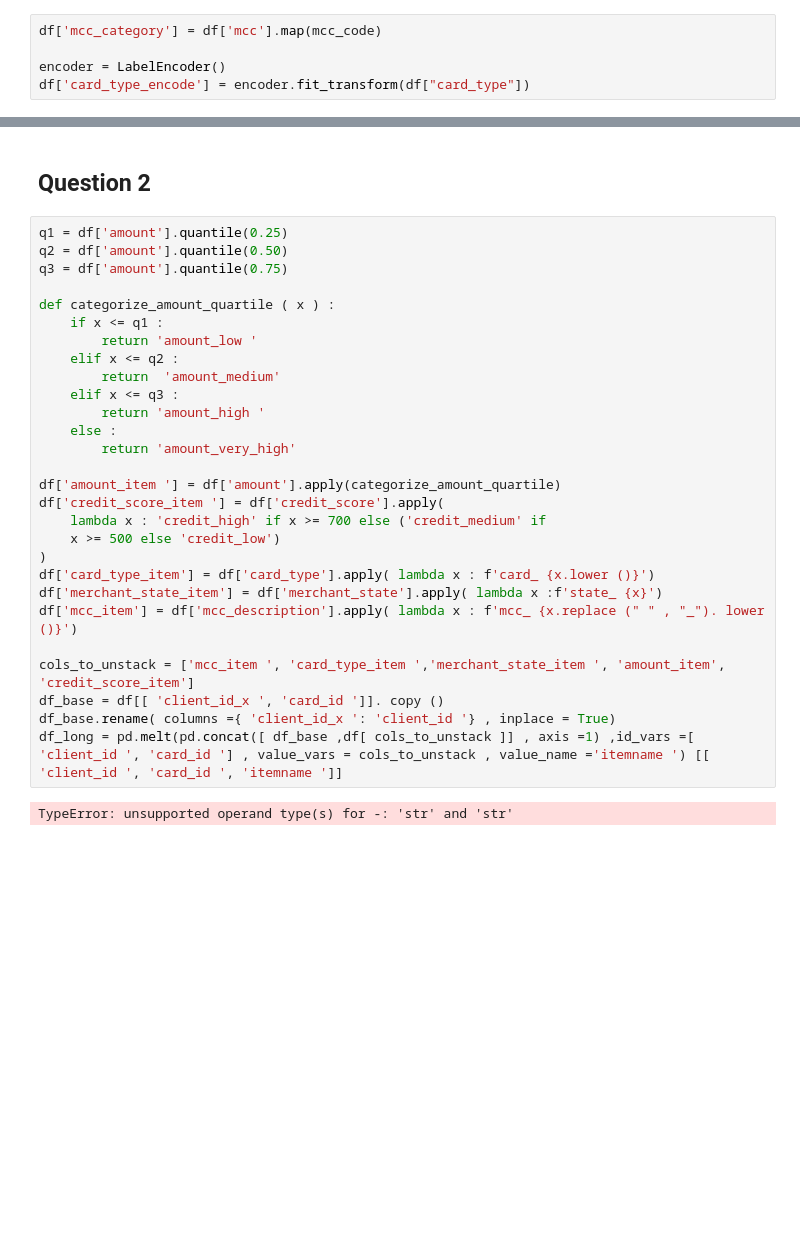
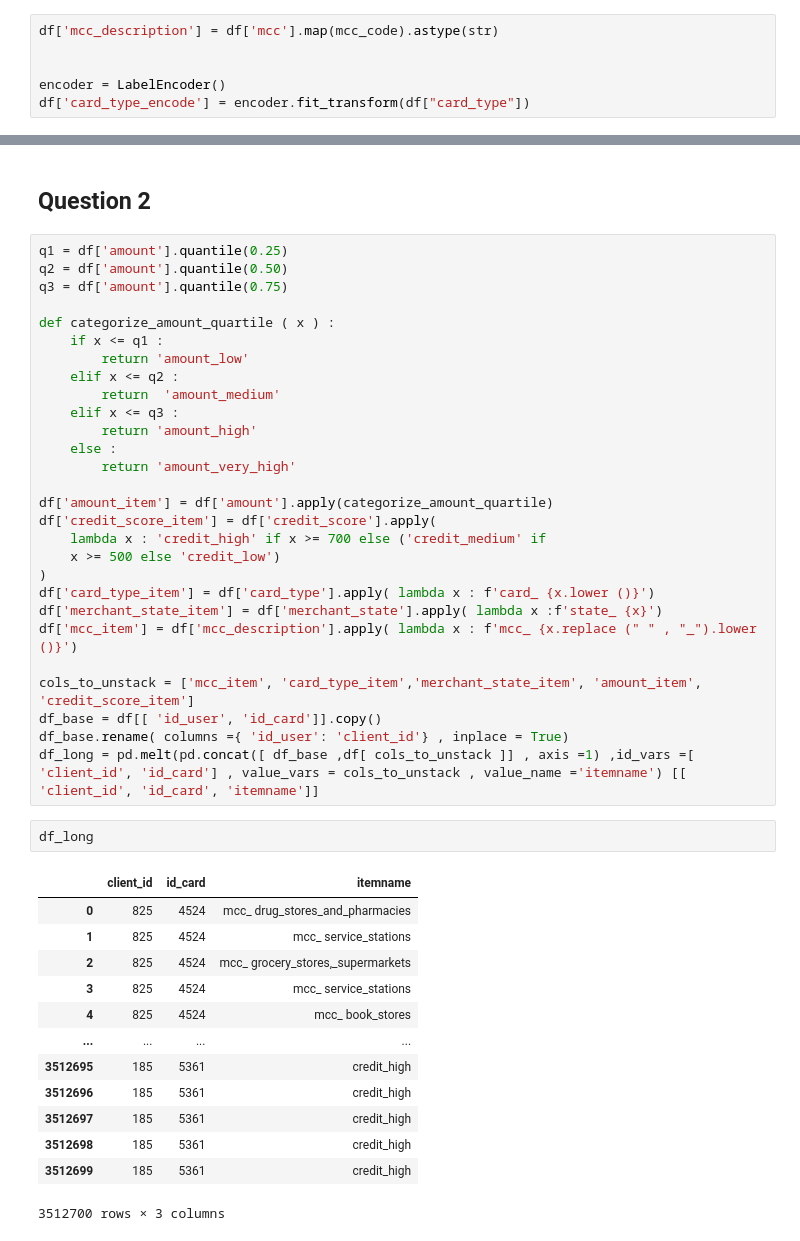
Before and after one commit to cdoresca/IFT599, a Jupyter notebook: TP1/TP1_jupiter.ipynb, the cells around one changed output, grey strips where cells are left out. Drawn from its saved outputs; the diff is of its cells as text; blank space fills up the shorter version.

```diff
--- a/TP1/TP1_jupiter.ipynb
+++ b/TP1/TP1_jupiter.ipynb
@@ -136,7 +193,8 @@ plt.show()
 # %% [markdown]
 ## Question 1.6
 # %%
-df['mcc_category'] = df['mcc'].map(mcc_code)
+df['mcc_description'] = df['mcc'].map(mcc_code).astype(str)
+
 
 encoder = LabelEncoder()
 df['card_type_encode'] = encoder.fit_transform(df["card_type"])
@@ -149,26 +222,40 @@ q3 = df['amount'].quantile(0.75)
 
 def categorize_amount_quartile ( x ) :
     if x <= q1 :
-        return 'amount_low '
+        return 'amount_low'
     elif x <= q2 :
         return  'amount_medium'
     elif x <= q3 :
-        return 'amount_high '
+        return 'amount_high'
     else :
         return 'amount_very_high'
 
-df['amount_item '] = df['amount'].apply(categorize_amount_quartile)
-df['credit_score_item '] = df['credit_score'].apply(
+df['amount_item'] = df['amount'].apply(categorize_amount_quartile)
+df['credit_score_item'] = df['credit_score'].apply(
     lambda x : 'credit_high' if x >= 700 else ('credit_medium' if
     x >= 500 else 'credit_low')
 )
 df['card_type_item'] = df['card_type'].apply( lambda x : f'card_ {x.lower ()}')
 df['merchant_state_item'] = df['merchant_state'].apply( lambda x :f'state_ {x}')
-df['mcc_item'] = df['mcc_description'].apply( lambda x : f'mcc_ {x.replace (" " , "_"). lower ()}')
+df['mcc_item'] = df['mcc_description'].apply( lambda x : f'mcc_ {x.replace (" " , "_").lower ()}')
 
-cols_to_unstack = ['mcc_item ', 'card_type_item ','merchant_state_item ', 'amount_item', 'credit_score_item']
-df_base = df[[ 'client_id_x ', 'card_id ']]. copy ()
-df_base.rename( columns ={ 'client_id_x ': 'client_id '} , inplace = True)
-df_long = pd.melt(pd.concat([ df_base ,df[ cols_to_unstack ]] , axis =1) ,id_vars =[ 'client_id ', 'card_id '] , value_vars = cols_to_unstack , value_name ='itemname ') [[ 'client_id ', 'card_id ', 'itemname ']]
+cols_to_unstack = ['mcc_item', 'card_type_item','merchant_state_item', 'amount_item', 'credit_score_item']
+df_base = df[[ 'id_user', 'id_card']].copy()
+df_base.rename( columns ={ 'id_user': 'client_id'} , inplace = True)
+df_long = pd.melt(pd.concat([ df_base ,df[ cols_to_unstack ]] , axis =1) ,id_vars =[ 'client_id', 'id_card'] , value_vars = cols_to_unstack , value_name ='itemname') [[ 'client_id', 'id_card', 'itemname']]
-# %% [output]
-TypeError: unsupported operand type(s) for -: 'str' and 'str'
+# %%
+df_long
+# %% [output]
+|  | client_id | id_card | itemname |
+| 0 | 825 | 4524 | mcc_ drug_stores_and_pharmacies |
+| 1 | 825 | 4524 | mcc_ service_stations |
+| 2 | 825 | 4524 | mcc_ grocery_stores,_supermarkets |
+| 3 | 825 | 4524 | mcc_ service_stations |
+| 4 | 825 | 4524 | mcc_ book_stores |
+| ... | ... | ... | ... |
+| 3512695 | 185 | 5361 | credit_high |
+| 3512696 | 185 | 5361 | credit_high |
+| 3512697 | 185 | 5361 | credit_high |
+| 3512698 | 185 | 5361 | credit_high |
+| 3512699 | 185 | 5361 | credit_high |
+3512700 rows × 3 columns
```
Also changed, not shown: parts of 13 cells of this notebook.
